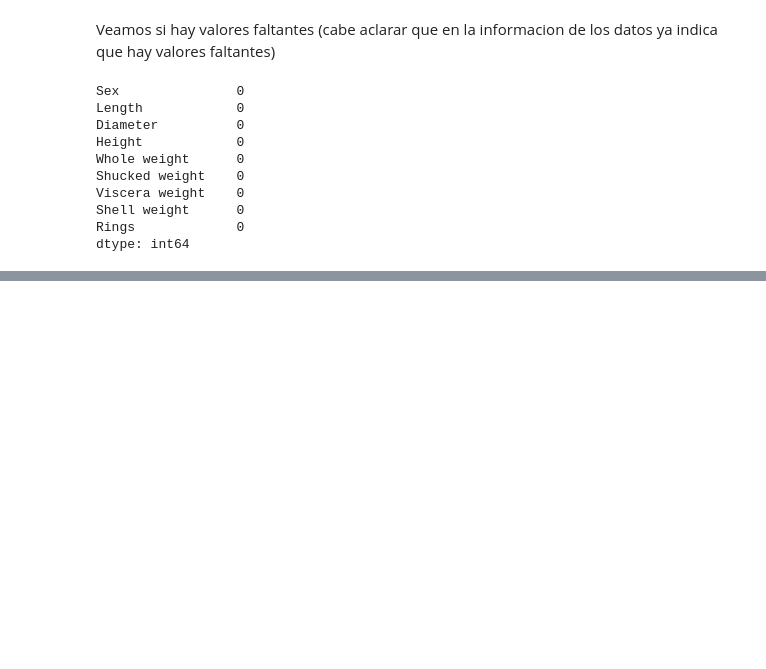
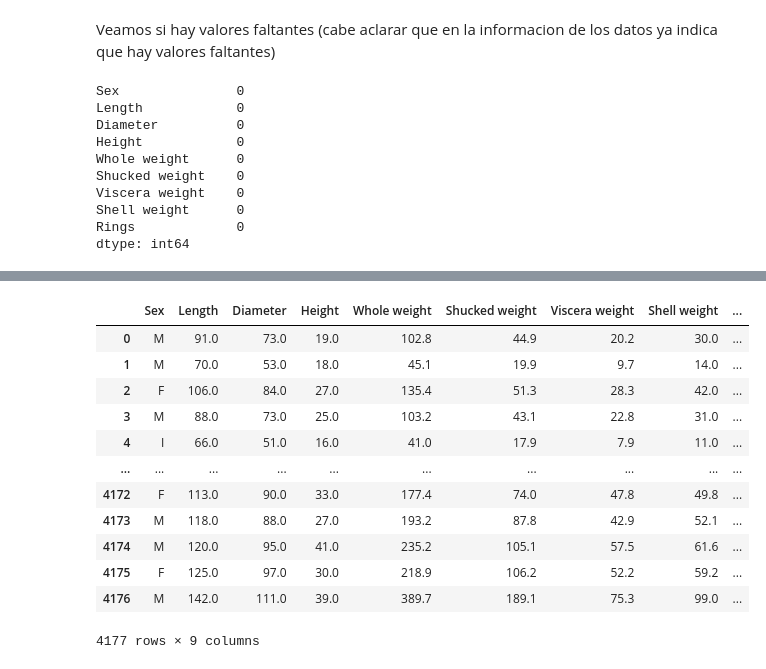
Before and after one commit to bautistaturri/EntregaIAA, a Jupyter notebook: Abulones.ipynb, the cells around one changed output, grey strips where cells are left out. Drawn from its saved outputs; the diff is of its cells as text; code cells hidden in the pictures; blank space fills up the shorter version.

```diff
--- a/Abulones.ipynb
+++ b/Abulones.ipynb
@@ -85,0 +105,16 @@ df.describe()
+# %%
+df
+# %% [output]
+|  | Sex | Length | Diameter | Height | Whole weight | Shucked weight | Viscera weight | Shell weight | ... |
+| 0 | M | 91.0 | 73.0 | 19.0 | 102.8 | 44.9 | 20.2 | 30.0 | ... |
+| 1 | M | 70.0 | 53.0 | 18.0 | 45.1 | 19.9 | 9.7 | 14.0 | ... |
+| 2 | F | 106.0 | 84.0 | 27.0 | 135.4 | 51.3 | 28.3 | 42.0 | ... |
+| 3 | M | 88.0 | 73.0 | 25.0 | 103.2 | 43.1 | 22.8 | 31.0 | ... |
+| 4 | I | 66.0 | 51.0 | 16.0 | 41.0 | 17.9 | 7.9 | 11.0 | ... |
+| ... | ... | ... | ... | ... | ... | ... | ... | ... | ... |
+| 4172 | F | 113.0 | 90.0 | 33.0 | 177.4 | 74.0 | 47.8 | 49.8 | ... |
+| 4173 | M | 118.0 | 88.0 | 27.0 | 193.2 | 87.8 | 42.9 | 52.1 | ... |
+| 4174 | M | 120.0 | 95.0 | 41.0 | 235.2 | 105.1 | 57.5 | 61.6 | ... |
+| 4175 | F | 125.0 | 97.0 | 30.0 | 218.9 | 106.2 | 52.2 | 59.2 | ... |
+| 4176 | M | 142.0 | 111.0 | 39.0 | 389.7 | 189.1 | 75.3 | 99.0 | ... |
+4177 rows × 9 columns
```
Also changed, not shown: parts of 6 cells of this notebook.
